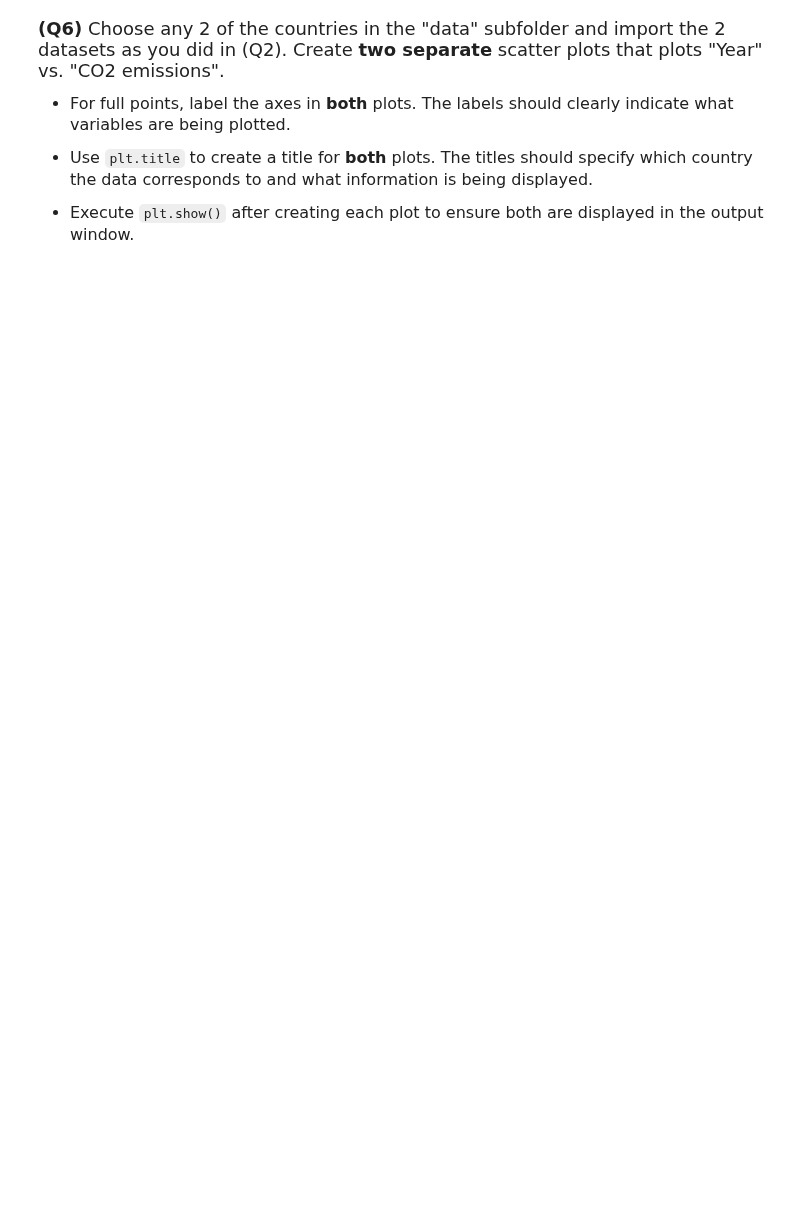
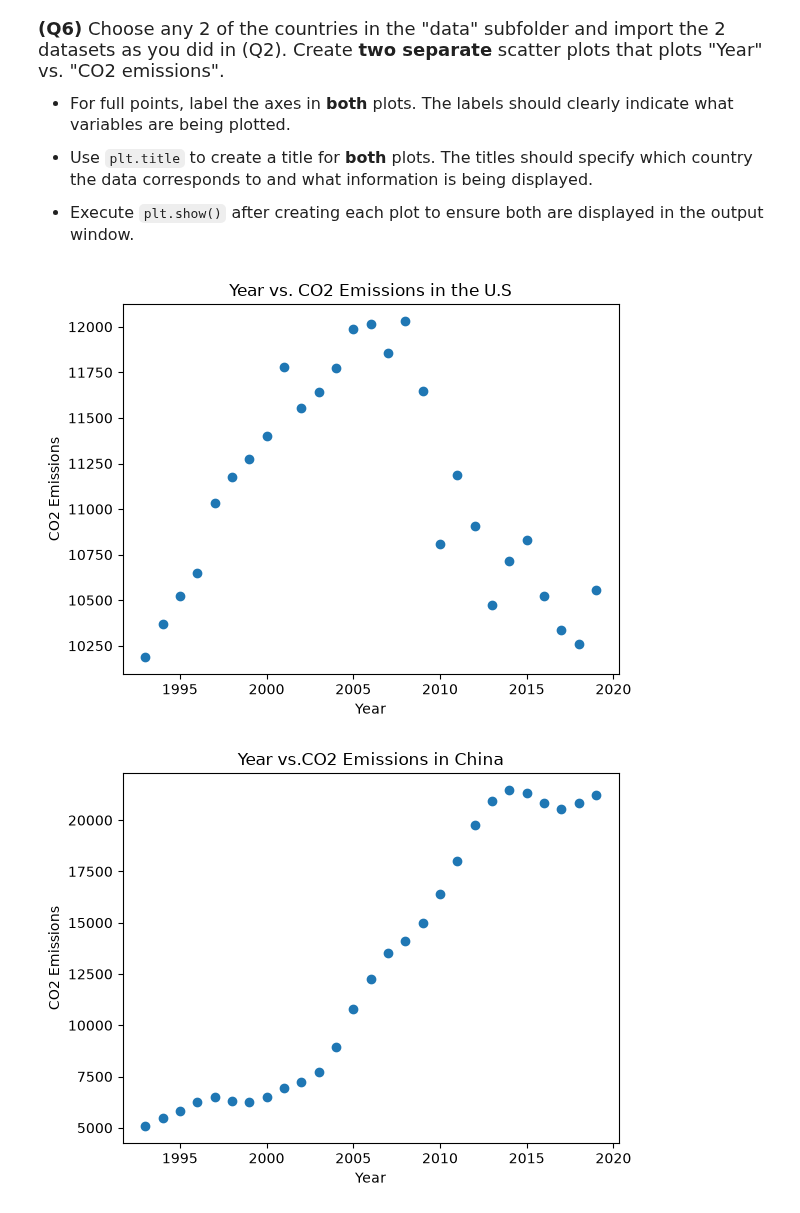
Before and after one commit to SophiaCao12/datasci151fall2026, a Jupyter notebook: _assignments/assignment_2/Assignment2.ipynb, the cells around one changed output. Saved outputs shown, nothing was run; the diff lists cells and outputs as text; code cells hidden in the pictures; blank space fills up the shorter version.

```diff
--- a/_assignments/assignment_2/Assignment2.ipynb
+++ b/_assignments/assignment_2/Assignment2.ipynb
@@ -118,0 +142,18 @@ us_emissions["CO2_emission"].describe()
+# %%
+# Write your answer
+us_emissions = pds.read_csv("data/us_emission.csv")
+china_emissions = pds.read_csv("data/china_emission.csv")
+plot.scatter(us_emissions["Year"], us_emissions["CO2_emission"])
+plot.xlabel("Year")
+plot.ylabel("CO2 Emissions")
+plot.title("Year vs. CO2 Emissions in the U.S")
+plot.show()
+
+plot.scatter(china_emissions["Year"], china_emissions["CO2_emission"])
+plot.xlabel("Year")
+plot.ylabel("CO2 Emissions")
+plot.title("Year vs.CO2 Emissions in China")
+plot.show()
+# %% [output]
+[figure, added]
+[figure, added]
```
Also changed, not shown: parts of 7 cells of this notebook.
